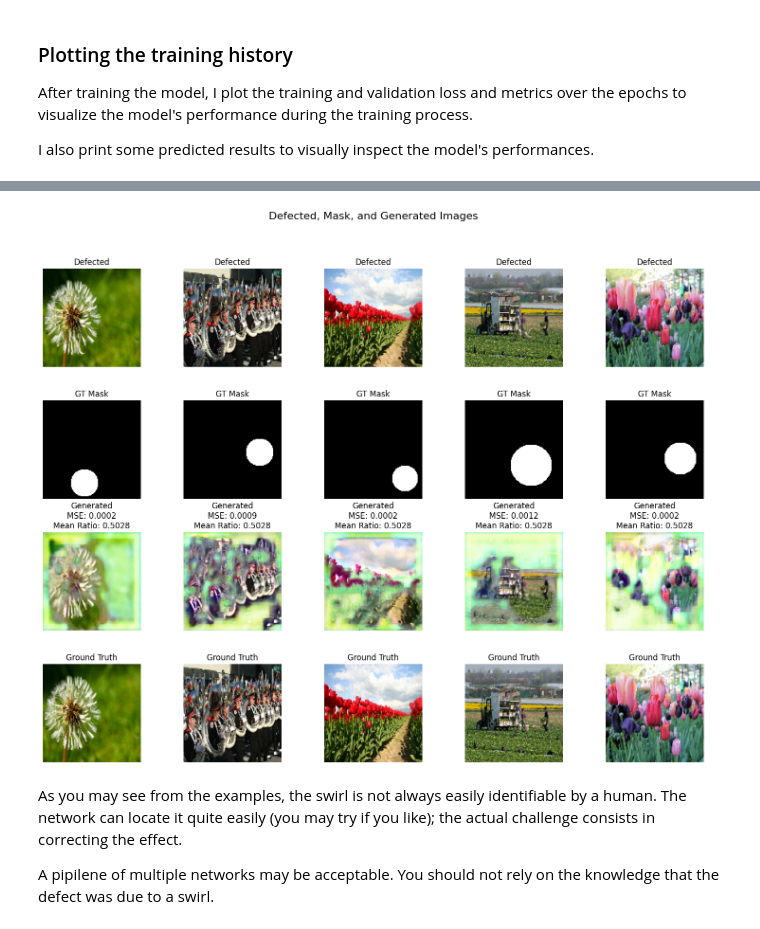
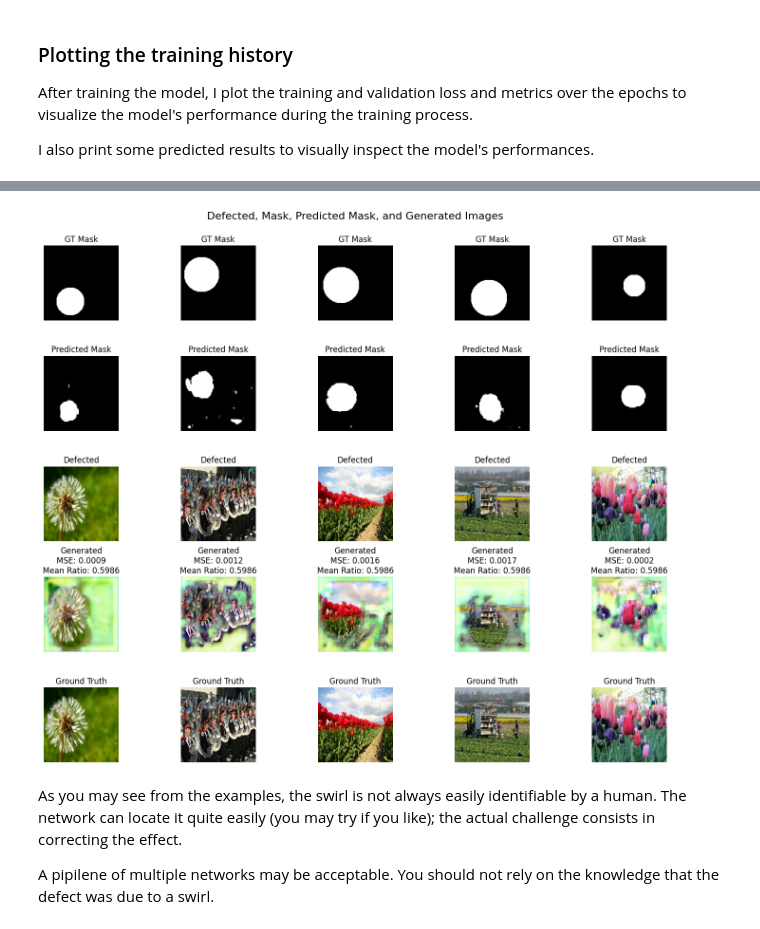
Before and after one commit to enricoferraiolo/Swirl-Correction, a Jupyter notebook: Swirl_correction.ipynb, the cells around one changed output, grey strips where cells are left out. Saved outputs shown, nothing was run; the diff lists cells and outputs as text; code cells hidden in the pictures.

Commit message:
better visualizing images

```diff
--- a/Swirl_correction.ipynb
+++ b/Swirl_correction.ipynb
@@ -912,9 +912,7 @@ def visualize_predictions(model, generator, n_samples=5):
     generated_mes_batch = np.mean(
         (generated_images - y_clean) ** 2 * y_mask, axis=(1, 2, 3)
     )
-    initial_mse_batch = np.mean(
-        (x_batch - y_clean) ** 2 * y_mask, axis=(1, 2, 3)
-    )
+    initial_mse_batch = np.mean((x_batch - y_clean) ** 2 * y_mask, axis=(1, 2, 3))
 
     mean_ratio = np.mean(generated_mes_batch / initial_mse_batch)
 
@@ -924,32 +922,41 @@ def visualize_predictions(model, generator, n_samples=5):
 
     for i in range(n_samples):
         # Mask
-        plt.subplot(4, n_samples, n_samples + i + 1)
+        plt.subplot(5, n_samples, 0 * n_samples + i + 1)
         plt.imshow(y_mask[i].squeeze(), cmap="gray")
         plt.title("GT Mask")
         plt.axis("off")
 
+        # Predicted Mask
+        predicted_mask = mask_model.predict(x_batch[i : i + 1])[0].squeeze()
+        plt.subplot(5, n_samples, 1 * n_samples + i + 1)
+        plt.imshow(predicted_mask, cmap="gray")
+        plt.title("Predicted Mask")
+        plt.axis("off")
+
         # Defected image
-        plt.subplot(4, n_samples, i + 1)
+        plt.subplot(5, n_samples, 2 * n_samples + i + 1)
         plt.imshow(x_batch[i])
         plt.title("Defected")
         plt.axis("off")
 
         # Generated
-        plt.subplot(4, n_samples, 2 * n_samples + i + 1)
+        plt.subplot(5, n_samples, 3 * n_samples + i + 1)
         plt.imshow(generated_images[i])
-        plt.title(f"Generated\nMSE: {generated_mes_batch[i]:.4f}\nMean Ratio: {mean_ratio:.4f}")
+        plt.title(
+            f"Generated\nMSE: {generated_mes_batch[i]:.4f}\nMean Ratio: {mean_ratio:.4f}"
+        )
         plt.axis("off")
 
         # Ground Truth (Clean)
-        plt.subplot(4, n_samples, 3 * n_samples + i + 1)
+        plt.subplot(5, n_samples, 4 * n_samples + i + 1)
         plt.imshow(y_clean[i])
         plt.title("Ground Truth")
         plt.axis("off")
 
     plt.tight_layout()
-    plt.suptitle("Defected, Mask, and Generated Images", fontsize=16)
-    plt.subplots_adjust(top=0.88)
+    plt.suptitle("Defected, Mask, Predicted Mask, and Generated Images", fontsize=16)
+    plt.subplots_adjust(top=0.92)
     plt.show()
 
 
@@ -980,4 +975,4 @@ visualize_predictions(correction_model, val_gen, n_samples=5)
-[figure, old version]
+[figure, new version]
 # %% [markdown]
 As you may see from the examples, the swirl is not always easily identifiable by a human. The network can locate it quite easily (you may try if you like); the actual challenge consists in correcting the effect.
 
```
Also changed, not shown: parts of 2 cells of this notebook.
